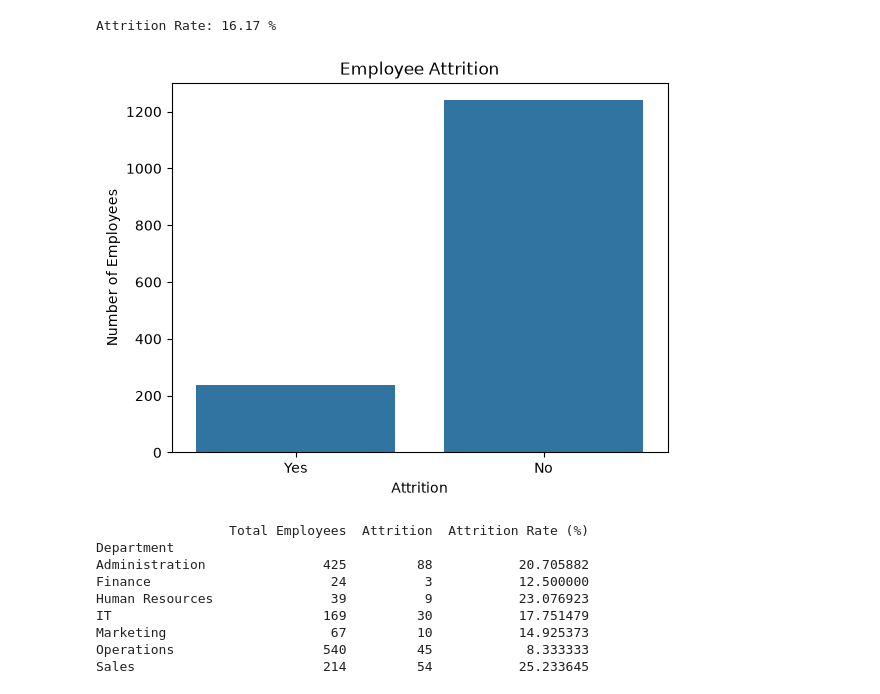
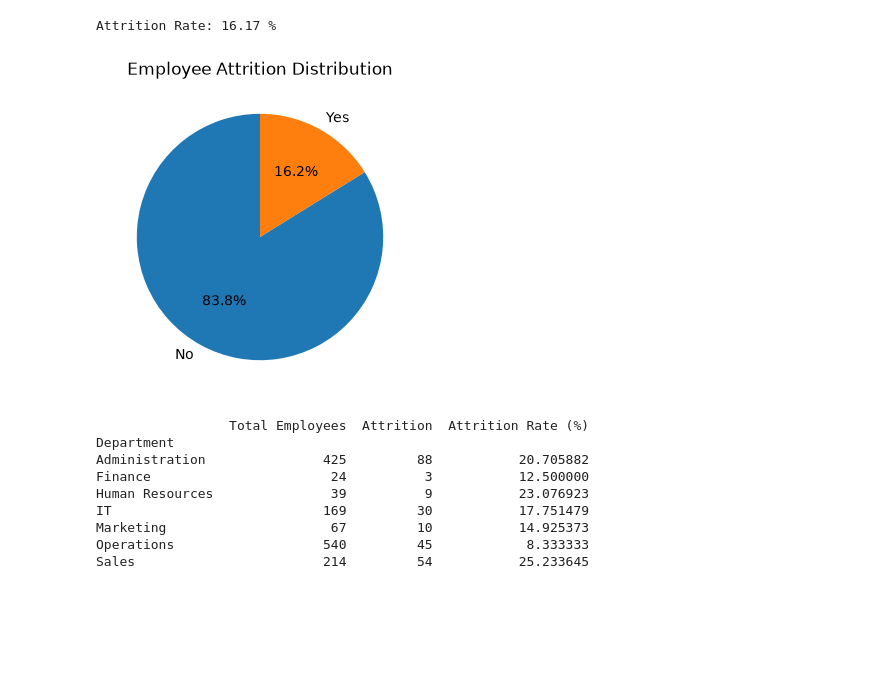
Before and after one commit to MounikaKasi629/Employee-Attrition-Project, a Jupyter notebook: data_cleaning.ipynb, the cells around one changed output. Cells and saved outputs as stored; diff of their text form; code cells hidden in the pictures; blank space fills up the shorter version.

Commit message:
Updated HR visualizations

```diff
--- a/data_cleaning.ipynb
+++ b/data_cleaning.ipynb
@@ -202,14 +202,22 @@ print("Attrition Rate:", round(attrition_rate, 2), "%")
 # %% [output]
 Attrition Rate: 16.17 %
 # %%
-sns.countplot(data=df, x="Attrition")
+attrition_counts = df["Attrition"].value_counts()
 
-plt.title("Employee Attrition")
-plt.xlabel("Attrition")
-plt.ylabel("Number of Employees")
+plt.figure(figsize=(6, 4))
+
+plt.pie(
+    attrition_counts.values,
+    labels=attrition_counts.index,
+    autopct="%1.1f%%",
+    startangle=90
+)
+
+plt.title("Employee Attrition Distribution")
+
 plt.show()
 # %% [output]
-[figure, old version]
+[figure, new version]
 # %%
 # Total employees in each department
 total_department = df.groupby("Department").size()
```
Also changed, not shown: parts of 3 cells of this notebook, 1 other file.
